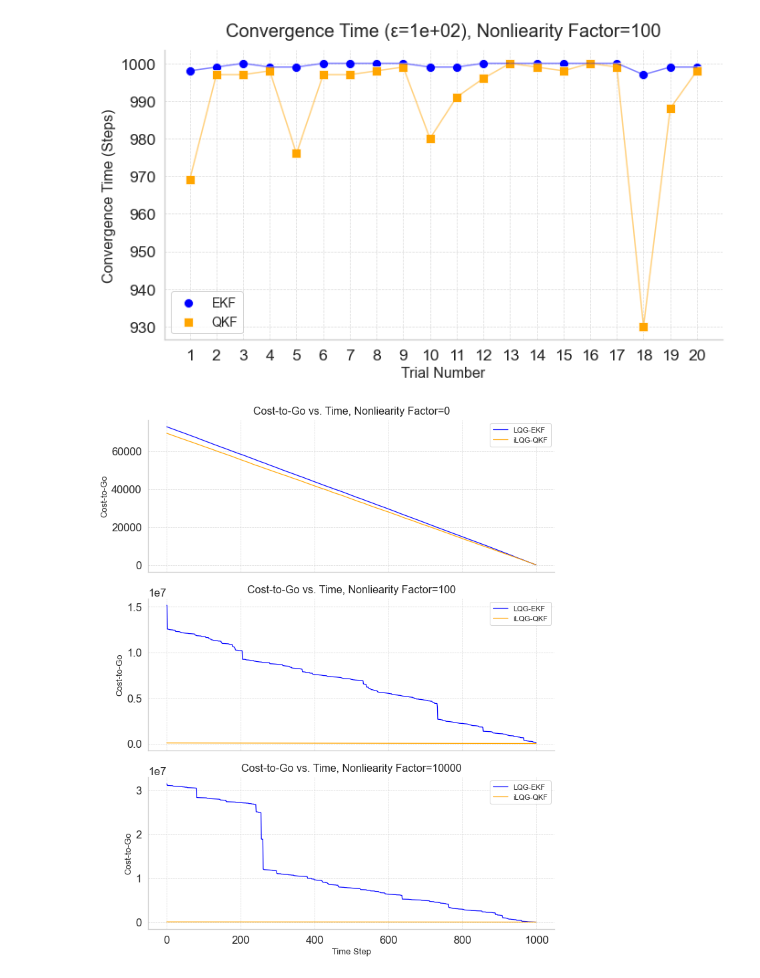
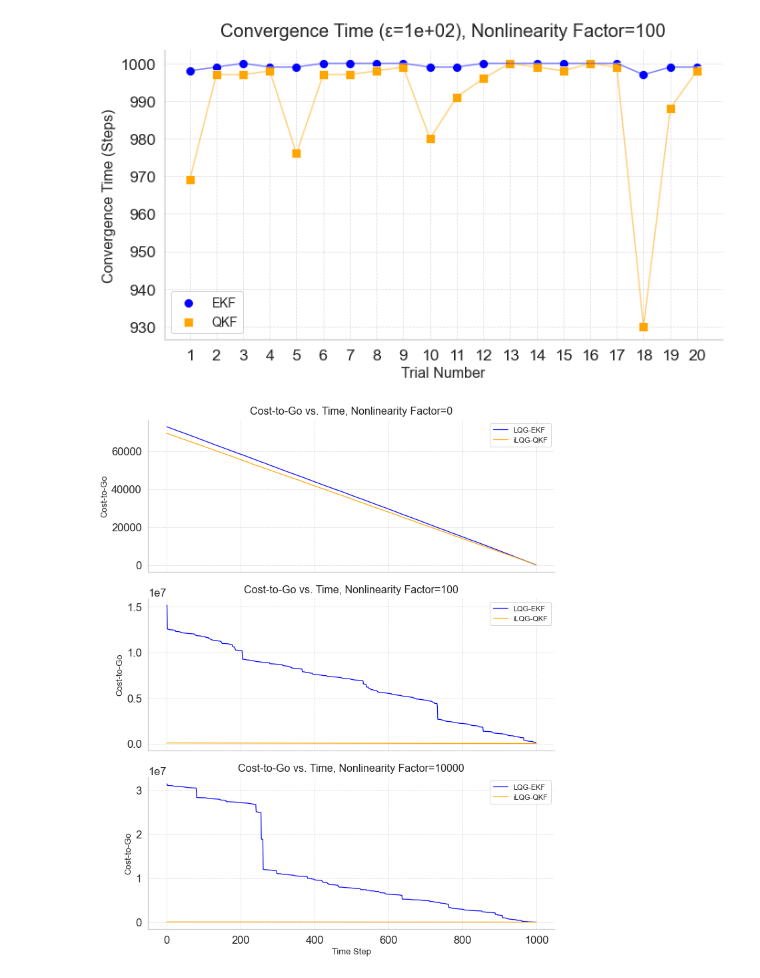
Before and after one commit to tengyoux297/LQG_EKF, a Jupyter notebook: LQG_QKF/plot_perf.ipynb, the cells around one changed output. Cells and saved outputs as stored; diff of their text form; code cells hidden in the pictures.

```diff
--- a/LQG_QKF/plot_perf.ipynb
+++ b/LQG_QKF/plot_perf.ipynb
@@ -159,35 +159,35 @@ convergence_list_ekf = [H] * trials
 convergence_list_qkf = [H] * trials
 epsilon = 1e2
 
 for trial in range(trials):
     for timestep in range(H):
         if cost_list_ekf_all[trial][timestep] < epsilon:
             convergence_list_ekf[trial] = timestep
             break
     for timestep in range(H):
         if cost_list_qkf_all[trial][timestep] < epsilon:
             convergence_list_qkf[trial] = timestep
             break
 
 fig, ax = plt.subplots(figsize=(10, 6))
 sns.scatterplot(x=np.arange(1, trials + 1), y=convergence_list_ekf, label='EKF', color='blue', s=100, marker='o', ax=ax)
 sns.scatterplot(x=np.arange(1, trials + 1), y=convergence_list_qkf, label='QKF', color='orange', s=100, marker='s', ax=ax)
 sns.lineplot(x=np.arange(1, trials + 1), y=convergence_list_ekf, color='blue', ax=ax, linewidth=1.5, alpha=0.5)
 sns.lineplot(x=np.arange(1, trials + 1), y=convergence_list_qkf, color='orange', ax=ax, linewidth=1.5, alpha=0.5)
 
-ax.set_title(f'Convergence Time (ε={epsilon:.0e}), Nonliearity Factor={mscale}', fontsize=20, pad=15)
+ax.set_title(f'Convergence Time (ε={epsilon:.0e}), Nonlinearity Factor={mscale}', fontsize=20, pad=15)
 ax.set_xlabel('Trial Number', fontsize=16)
 ax.set_ylabel('Convergence Time (Steps)', fontsize=16)
 ax.set_xticks(np.arange(1, trials + 1, 1))
 ax.legend(fontsize=14, frameon=True)
 ax.grid(True, which='both', linestyle='--', linewidth=0.7, alpha=0.7)
 sns.despine()
 
 plt.tight_layout()
 # plt.savefig(os.path.join(perf_dir, f'convergence_perf-mscale={int(mscale)}.png'), dpi=300, bbox_inches='tight')
 plt.show()
 # %% [output]
-[figure, old version]
+[figure, new version]
 # %%
 # plot: cost-to-go vs. non-linearity (polished version)
 sns.set_theme(style="whitegrid", font_scale=1.5, rc={"lines.linewidth": 2.0})
@@ -207,7 +207,7 @@ for idx, mscale in enumerate(mscales):
 
     ax[idx].plot(cost_list_ekf_avg, label='LQG-EKF', color='blue', linewidth=1.2)
     ax[idx].plot(cost_list_qkf_avg, label='iLQG-QKF', color='orange', linewidth=1.2)
-    ax[idx].set_title(f'Cost-to-Go vs. Time, Nonliearity Factor={int(mscale)}', fontsize=16, pad=8)
+    ax[idx].set_title(f'Cost-to-Go vs. Time, Nonlinearity Factor={int(mscale)}', fontsize=16, pad=8)
     ax[idx].set_ylabel('Cost-to-Go', fontsize=13)
     ax[idx].legend(fontsize=11, frameon=True)
     ax[idx].grid(True, which='both', linestyle='--', linewidth=0.7, alpha=0.8)
@@ -218,4 +218,4 @@ plt.tight_layout()
 plt.savefig(os.path.join(perf_dir, 'cost_perf_vs_nonlinearity.png'), dpi=300, bbox_inches='tight')
 plt.show()
 # %% [output]
-[figure, old version]
+[figure, new version]
```
Also changed, not shown: parts of 3 cells of this notebook, 4 other files.
